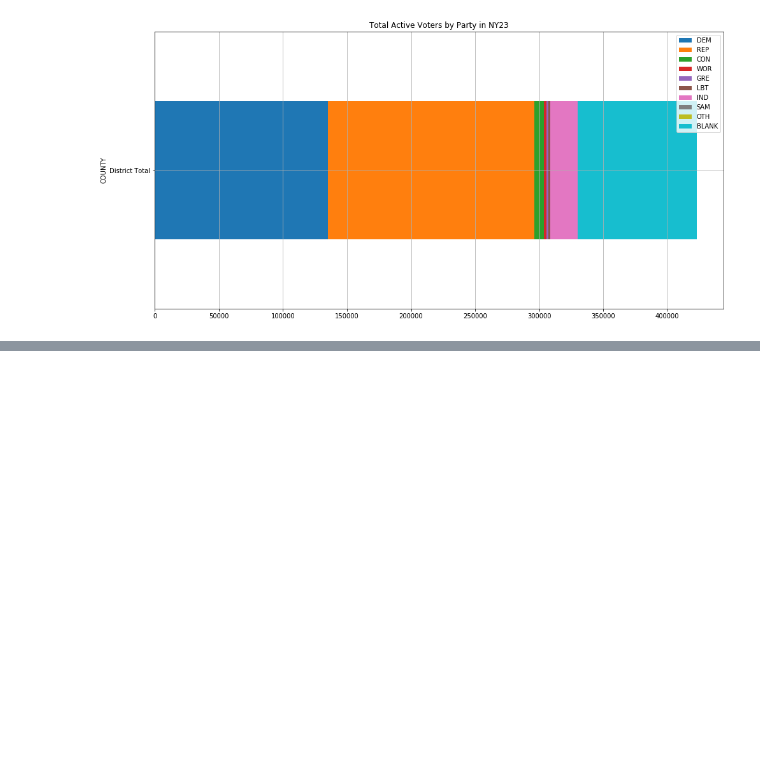
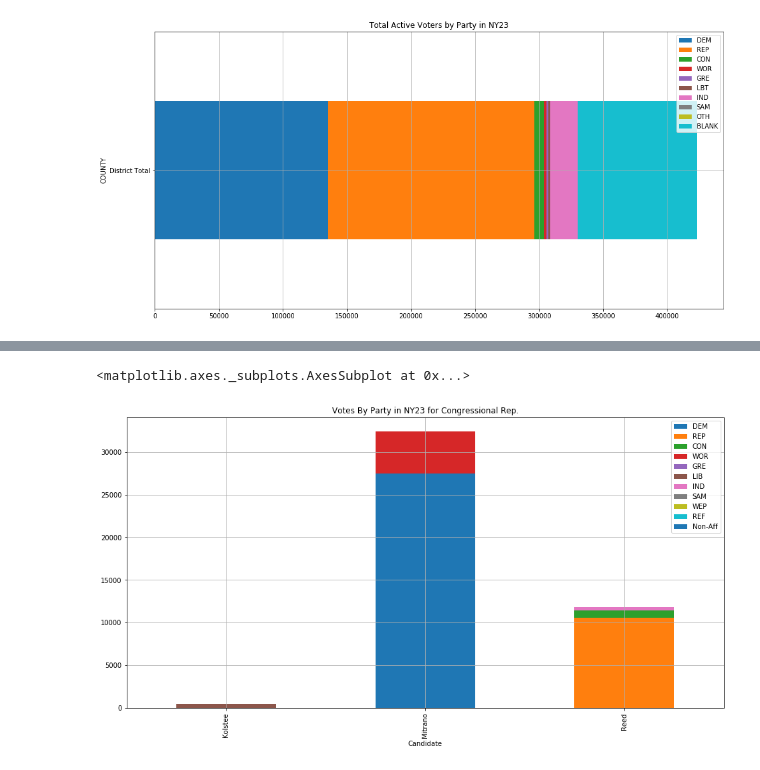
Before and after one commit to merb92/ny-23, a Jupyter notebook: census_ny_23_eda.ipynb, the cells around one changed output, grey strips where cells are left out. Drawn from its saved outputs; the diff is of its cells as text; code cells hidden in the pictures; blank space fills up the shorter version.

```diff
--- a/census_ny_23_eda.ipynb
+++ b/census_ny_23_eda.ipynb
@@ -288,0 +351,10 @@ boe_23_active_df.iloc[-1:].plot.barh(x='COUNTY',
+# %%
+tompkins_23_df = pd.DataFrame([['Mitrano', 27450, 0, 0, 0, 0, 0, 0, 0, 0, 0, 0], # DEM
+                            ['Reed', 0, 10569, 0, 0, 0, 0, 0, 0, 0, 0, 0], # REP
+                            ['Reed', 0, 0, 829, 0, 0, 0, 0, 0, 0, 0, 0], # CON
+                            ['Mitrano', 0, 0, 0, 4995, 0, 0, 0, 0, 0, 0, 0], # WOR
+                            ['Kolstee', 0, 0, 0, 0, 0, 493, 0, 0, 0, 0, 0], # LIB
+                            ['Reed', 0, 0, 0, 0, 0, 0, 418, 0, 0, 0, 0], # IND
+                            turnout],
+                           columns = ['Candidate', 'DEM', 'REP', 'CON', 'WOR', 'GRE', 'LIB',
+                                      'IND', 'SAM', 'WEP', 'REF', 'Non-Aff'])
@@ -288,0 +372,2 @@ boe_23_active_df.iloc[-1:].plot.barh(x='COUNTY',
+# %%
+tompkins_23_df = tompkins_23_df.groupby('Candidate').sum().reset_index()
@@ -288,0 +384,3 @@ boe_23_active_df.iloc[-1:].plot.barh(x='COUNTY',
+# %%
+# Add a column with the total for each row
+tompkins_23_df.loc[:,'Row_Total'] = tompkins_23_df.sum(numeric_only=True, axis=1)
@@ -288,0 +395,13 @@ boe_23_active_df.iloc[-1:].plot.barh(x='COUNTY',
+# %%
+tompkins_parties = ['DEM', 'REP', 'CON', 'WOR', 'GRE', 'LIB', 'IND', 'SAM', 'WEP', 'REF', 'Non-Aff']
+# %%
+# Visualize the vote breakdown by party without the totals column
+tompkins_23_df.iloc[:-1].plot.bar(x='Candidate',
+                        y=tompkins_parties,
+                        stacked=True,
+                        figsize=(16, 8),
+                        title='Votes By Party in NY23 for Congressional Rep.',
+                        grid=True)
+# %% [output]
+<matplotlib.axes._subplots.AxesSubplot at 0x...>
+[figure, added]
```
Also changed, not shown: parts of 31 cells of this notebook.
